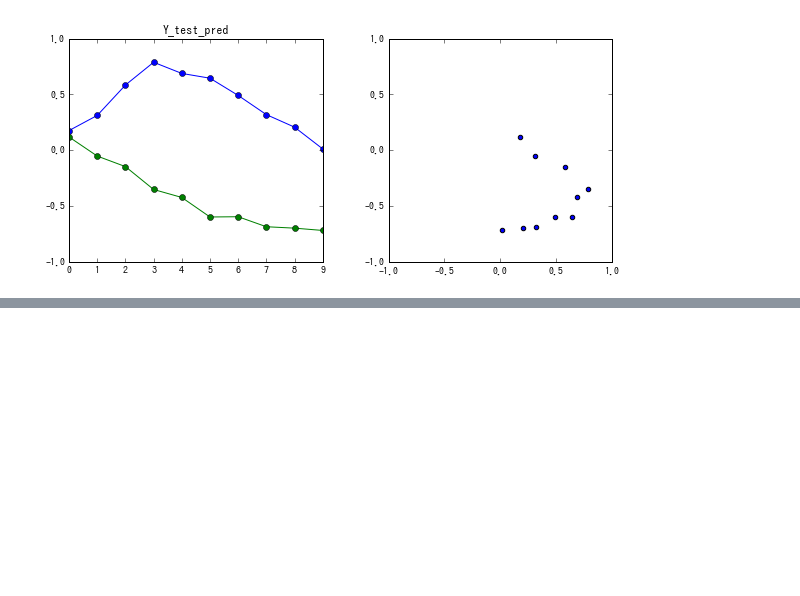
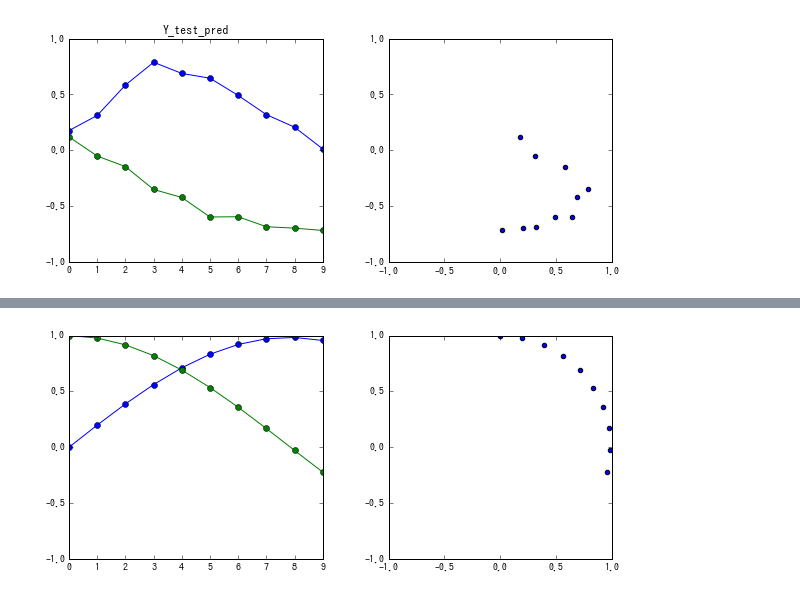
Before and after one commit to PyDataOkinawa/meetup020, a Jupyter notebook: 3_keras_rnn/predict_the_next_dot.ipynb, the cells around one changed output, grey strips where cells are left out. Cells and saved outputs as stored; diff of their text form; code cells hidden in the pictures; blank space fills up the shorter version.

```diff
--- a/3_keras_rnn/predict_the_next_dot.ipynb
+++ b/3_keras_rnn/predict_the_next_dot.ipynb
@@ -182,0 +246,6 @@ plot_sequence(Y_test_pred[i_batch], title='Y_test_pred')
+# %%
+@interact(ii=widgets.IntSlider(min=0, max=total_step - nb_step, step=1, value=0))
+def plot_subsequence(ii):
+    plot_sequence(Y_pred[ii:ii + nb_step])
+# %% [output]
+[figure, added]
```
Also changed, not shown: parts of 9 cells of this notebook.
